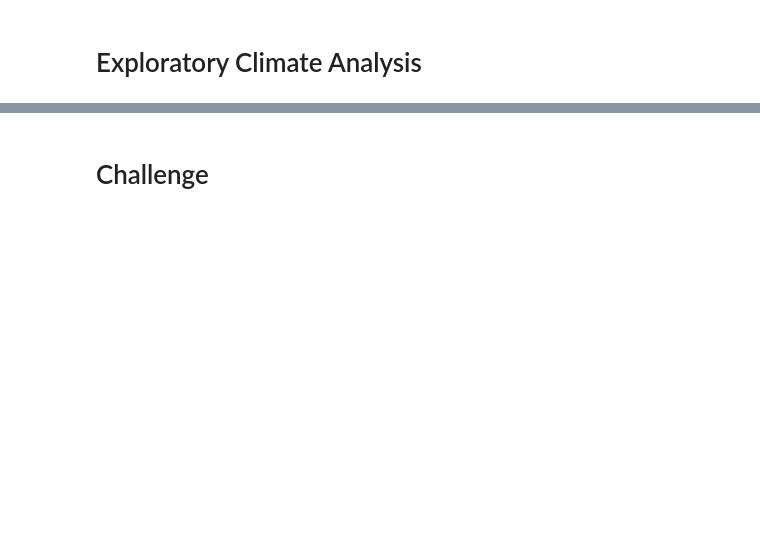
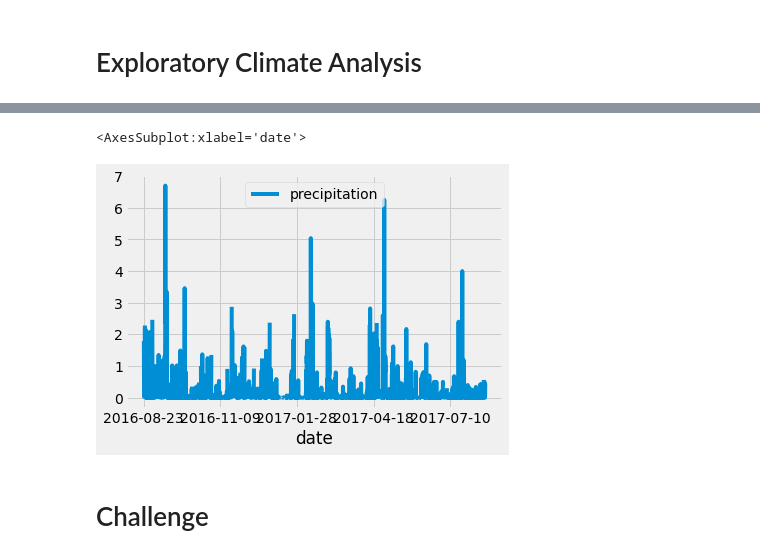
Before and after one commit to KylieZC/surfs_up, a Jupyter notebook: climate_analysis.ipynb, the cells around one changed output, grey strips where cells are left out. Cells and saved outputs as stored; diff of their text form; code cells hidden in the pictures; blank space fills up the shorter version.

```diff
--- a/climate_analysis.ipynb
+++ b/climate_analysis.ipynb
@@ -53,3 +80,9 @@ session = Session(engine)
+# %%
+# Use Pandas Plotting with Matplotlib to plot the data
+df.plot()
+# %% [output]
+<AxesSubplot:xlabel='date'>
+[figure, added]
 # %%
 # Use Pandas to calcualte the summary statistics for the precipitation data
 # %%
```
Also changed, not shown: parts of 3 cells of this notebook.
